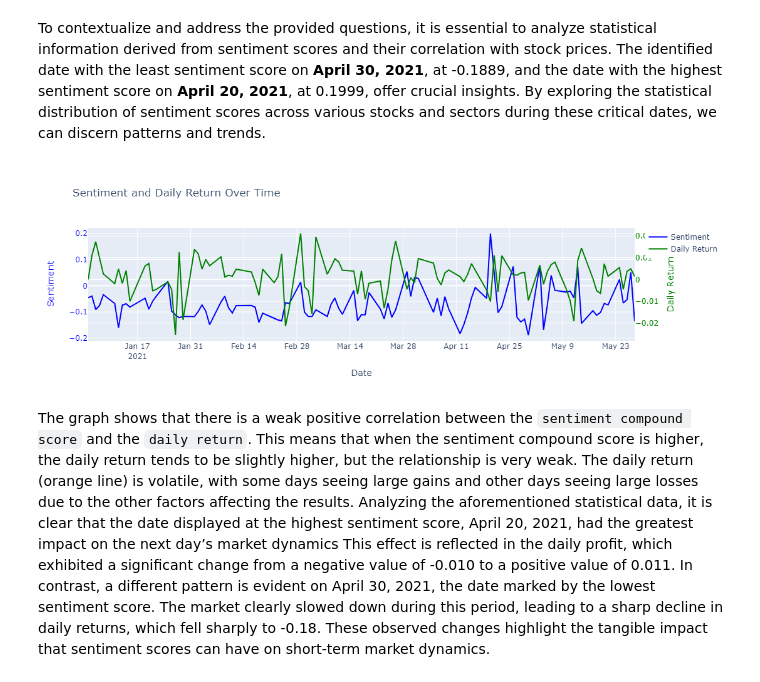
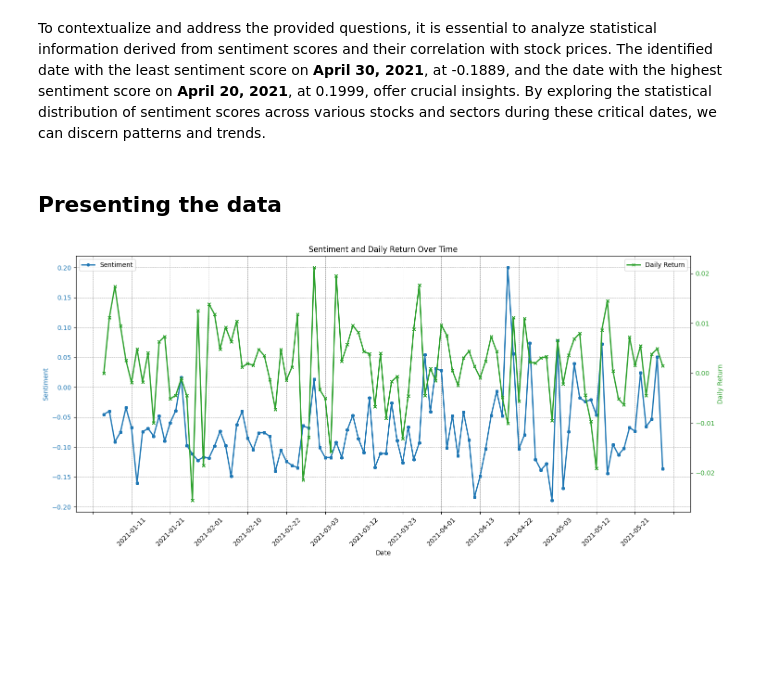
Before and after one commit to mohdahmedasif/made-template, a Jupyter notebook: project/project.ipynb, the cells around one changed output. Saved outputs shown, nothing was run; the diff lists cells and outputs as text; code cells hidden in the pictures; blank space fills up the shorter version.

```diff
--- a/project/project.ipynb
+++ b/project/project.ipynb
@@ -327,25 +322,38 @@ Date with the Highest Sentiment Score: 2021-04-20
 Highest Sentiment Score: 0.19998620689655172
 # %% [markdown]
 To contextualize and address the provided questions, it is essential to analyze statistical information derived from sentiment scores and their correlation with stock prices. The identified date with the least sentiment score on **April 30, 2021**, at -0.1889, and the date with the highest sentiment score on **April 20, 2021**, at 0.1999, offer crucial insights. By exploring the statistical distribution of sentiment scores across various stocks and sectors during these critical dates, we can discern patterns and trends.
-# %%
-# Create figure with secondary y-axis
-fig = go.Figure()
-
-# Add sentiment trace
-fig.add_trace(go.Scatter(x=merged_data['date'], y=merged_data['sentiment_compound_aggr'], mode='lines', name='Sentiment', line=dict(color='blue')))
-
-# Add daily return trace on the secondary y-axis
-fig.add_trace(go.Scatter(x=merged_data['date'], y=merged_data['daily_return'], mode='lines', name='Daily Return', line=dict(color='green'), yaxis='y2'))
-
-# Update layout with titles and axis labels
-fig.update_layout(title='Sentiment and Daily Return Over Time',
-                  xaxis=dict(title='Date'),
-                  yaxis=dict(title='Sentiment', side='left', color='blue'),
-                  yaxis2=dict(title='Daily Return', overlaying='y', side='right', color='green'))
-
-# Show the interactive plot
-fig.show()
-# %% [output]
-[figure, removed]
-# %% [markdown]
-The graph shows that there is a weak positive correlation between the `sentiment compound score` and the `daily return`. This means that when the sentiment compound score is higher, the daily return tends to be slightly higher, but the relationship is very weak. The daily return (orange line) is volatile, with some days seeing large gains and other days seeing large losses due to the other factors affecting the results. Analyzing the aforementioned statistical data, it is clear that the date displayed at the highest sentiment score, April 20, 2021, had the greatest impact on the next day’s market dynamics This effect is reflected in the daily profit, which exhibited a significant change from a negative value of -0.010 to a positive value of 0.011. In contrast, a different pattern is evident on April 30, 2021, the date marked by the lowest sentiment score. The market clearly slowed down during this period, leading to a sharp decline in daily returns, which fell sharply to -0.18. These observed changes highlight the tangible impact that sentiment scores can have on short-term market dynamics.
+# %% [markdown]
+##  Presenting the data
+# %%
+# Create a larger figure for better readability
+fig, ax1 = plt.subplots(figsize=(15, 7))
+
+# Plot the sentiment data on the first y-axis
+color = 'tab:blue'
+ax1.plot(merged_data['date'], merged_data['sentiment_compound_aggr'], color=color, marker='o', linestyle='-', linewidth=2, markersize=4, label='Sentiment')
+ax1.set_xlabel('Date')
+ax1.set_ylabel('Sentiment', color=color)
+ax1.tick_params(axis='y', labelcolor=color)
+ax1.xaxis.set_major_locator(mdates.WeekdayLocator(interval=1))  # Show a date tick every week
+plt.xticks(rotation=45)  # Rotate the date labels for better readability
+ax1.grid(True, which='major', linestyle='--', linewidth='0.5', color='grey')  # Adjust grid appearance
+
+# Plot daily return on the secondary y-axis
+ax2 = ax1.twinx()
+color = 'tab:green'
+ax2.plot(merged_data['date'], merged_data['daily_return'], color=color, marker='x', linestyle='-', linewidth=2, markersize=4, label='Daily Return')
+ax2.set_ylabel('Daily Return', color=color)
+ax2.tick_params(axis='y', labelcolor=color)
+
+# Add title and legend
+plt.title('Sentiment and Daily Return Over Time')
+ax1.legend(loc='upper left')
+ax2.legend(loc='upper right')
+
+# Adjust layout to make sure everything fits
+plt.tight_layout()
+
+# Show the plot
+plt.show()
+# %% [output]
+[figure, added]
```
Also changed, not shown: parts of 15 cells of this notebook.
